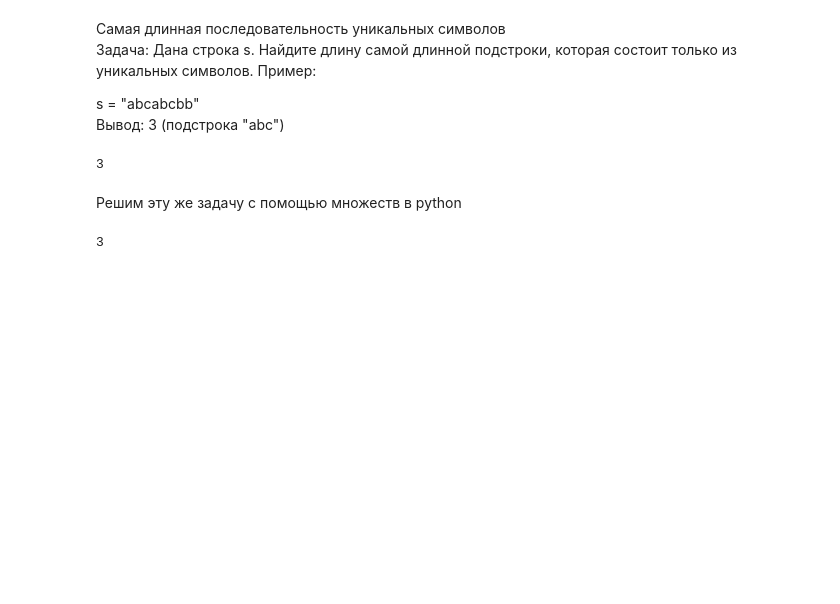
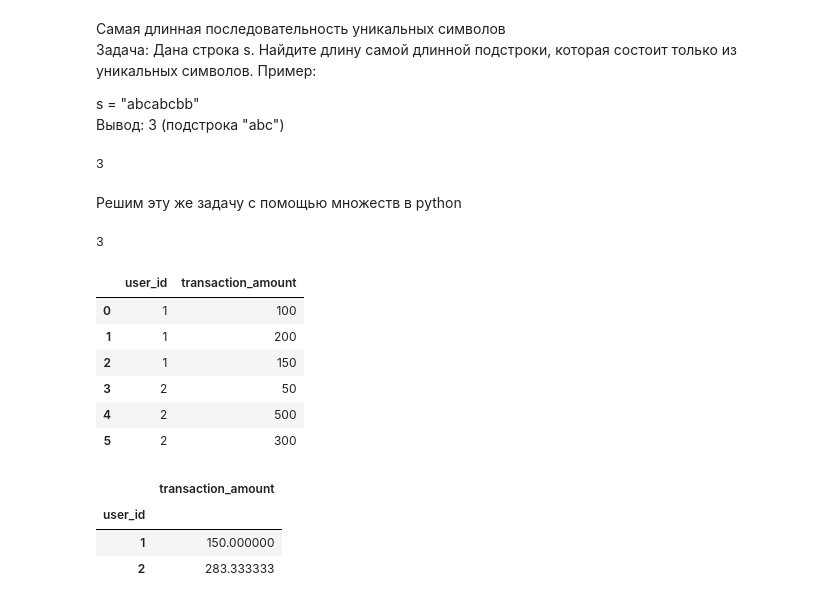
Before and after one commit to ivangolt/live_coding_interview, a Jupyter notebook: python/algorithms.ipynb, the cells around one changed output. Cells and saved outputs as stored; diff of their text form; code cells hidden in the pictures; blank space fills up the shorter version.

```diff
--- a/python/algorithms.ipynb
+++ b/python/algorithms.ipynb
@@ -630,3 +630,30 @@ s = "abcabcbb"
 print(lenght_of_longesr_substring(s))
 # %% [output]
 3
+# %%
+import pandas as pd
+
+# Пример данных
+data = {
+    "user_id": [1, 1, 1, 2, 2, 2],
+    "transaction_amount": [100, 200, 150, 50, 500, 300],
+}
+
+df = pd.DataFrame(data)
+df
+# %% [output]
+|  | user_id | transaction_amount |
+| 0 | 1 | 100 |
+| 1 | 1 | 200 |
+| 2 | 1 | 150 |
+| 3 | 2 | 50 |
+| 4 | 2 | 500 |
+| 5 | 2 | 300 |
+# %%
+avg_pivot = df.pivot_table(index="user_id", values="transaction_amount", aggfunc="mean")
+avg_pivot
+# %% [output]
+|  | transaction_amount |
+| user_id |  |
+| 1 | 150.000000 |
+| 2 | 283.333333 |
```
Also changed, not shown: 1 other file.
